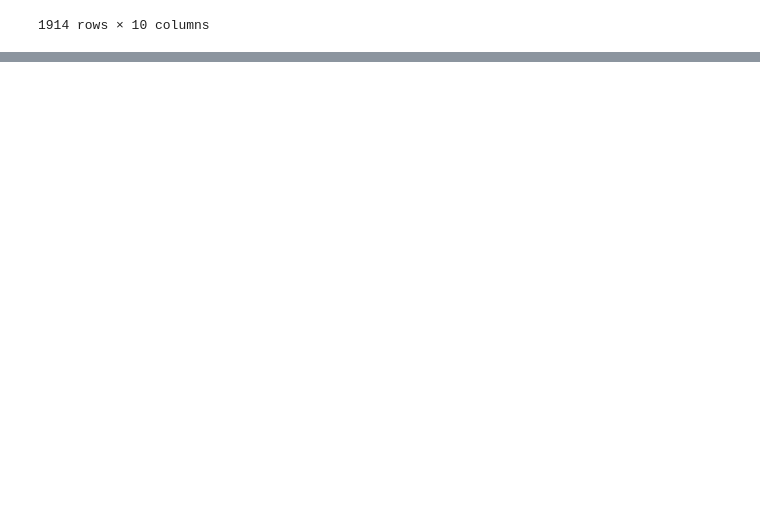
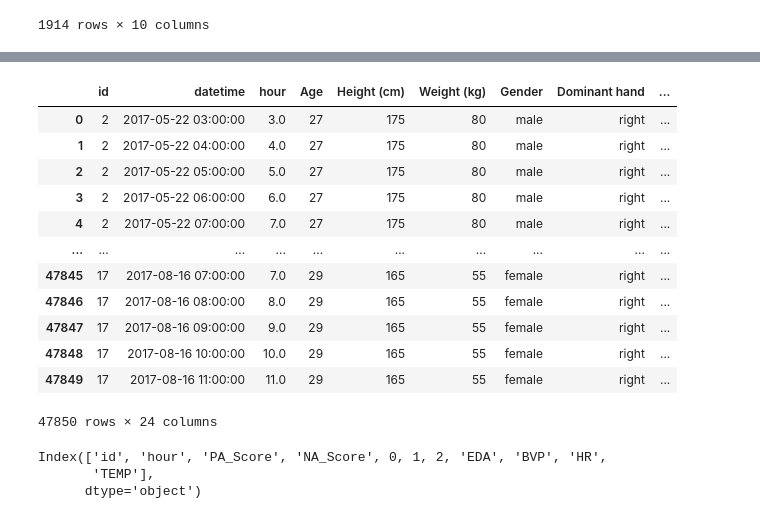
Before and after one commit to kcristinaa/HCI-visualizations-analysis, a Jupyter notebook: read_data.ipynb, the cells around one changed output, grey strips where cells are left out. Drawn from its saved outputs; the diff is of its cells as text; code cells hidden in the pictures; blank space fills up the shorter version.

```diff
--- a/read_data.ipynb
+++ b/read_data.ipynb
@@ -348,0 +482,23 @@ df.to_pickle('data\empatica.pkl')
+# %%
+total['datetime'] = pd.to_datetime(total.datetime, format='%m/%d/%y %H:%M:%S')
+total
+# %% [output]
+|  | id | datetime | hour | Age | Height (cm) | Weight (kg) | Gender | Dominant hand | ... |
+| 0 | 2 | 2017-05-22 03:00:00 | 3.0 | 27 | 175 | 80 | male | right | ... |
+| 1 | 2 | 2017-05-22 04:00:00 | 4.0 | 27 | 175 | 80 | male | right | ... |
+| 2 | 2 | 2017-05-22 05:00:00 | 5.0 | 27 | 175 | 80 | male | right | ... |
+| 3 | 2 | 2017-05-22 06:00:00 | 6.0 | 27 | 175 | 80 | male | right | ... |
+| 4 | 2 | 2017-05-22 07:00:00 | 7.0 | 27 | 175 | 80 | male | right | ... |
+| ... | ... | ... | ... | ... | ... | ... | ... | ... | ... |
+| 47845 | 17 | 2017-08-16 07:00:00 | 7.0 | 29 | 165 | 55 | female | right | ... |
+| 47846 | 17 | 2017-08-16 08:00:00 | 8.0 | 29 | 165 | 55 | female | right | ... |
+| 47847 | 17 | 2017-08-16 09:00:00 | 9.0 | 29 | 165 | 55 | female | right | ... |
+| 47848 | 17 | 2017-08-16 10:00:00 | 10.0 | 29 | 165 | 55 | female | right | ... |
+| 47849 | 17 | 2017-08-16 11:00:00 | 11.0 | 29 | 165 | 55 | female | right | ... |
+47850 rows × 24 columns
+# %%
+total.select_dtypes(include='number').columns
+# %% [output]
+Index(['id', 'hour', 'PA_Score', 'NA_Score', 0, 1, 2, 'EDA', 'BVP', 'HR',
+       'TEMP'],
+      dtype='object')
```
Also changed, not shown: parts of 12 cells of this notebook, 21 other files.
